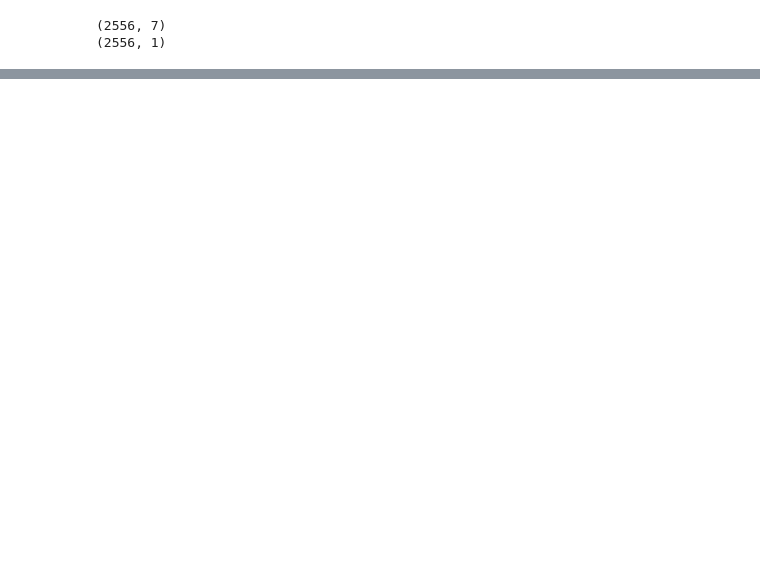
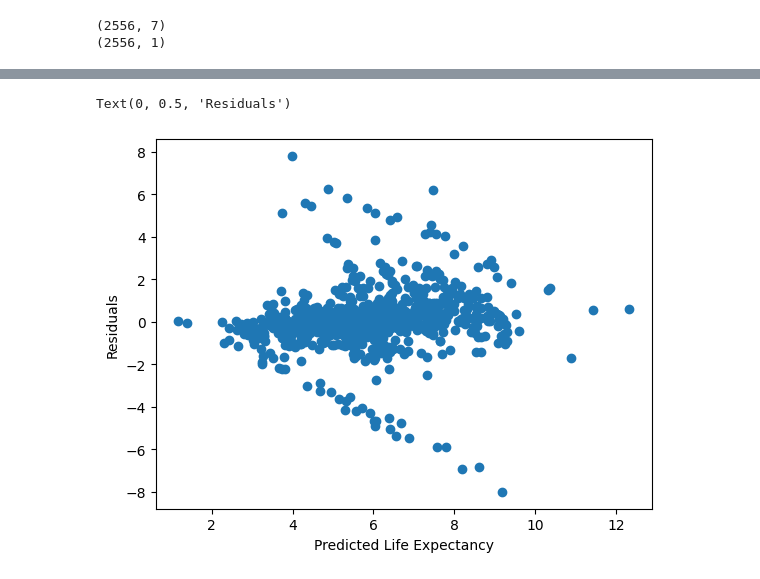
Before and after one commit to hasmasood/LifeExp-endtoend, a Jupyter notebook: Step2-MLDev.ipynb, the cells around one changed output, grey strips where cells are left out. Drawn from its saved outputs; the diff is of its cells as text; code cells hidden in the pictures; blank space fills up the shorter version.

```diff
--- a/Step2-MLDev.ipynb
+++ b/Step2-MLDev.ipynb
@@ -98,0 +288,5 @@ print(y.shape)
+# %%
+#Train/test split
+from sklearn.model_selection import train_test_split
+
+X_train, X_test, y_train, y_test = train_test_split(X_ohe, y, test_size=0.3, random_state=1)
@@ -98,0 +404,8 @@ print(y.shape)
+# %%
+# Plotting scatter plot for residuals and predictions
+plt.scatter(y_hat, residuals)
+plt.xlabel('Predicted Life Expectancy')
+plt.ylabel('Residuals')
+# %% [output]
+Text(0, 0.5, 'Residuals')
+[figure, added]
```
Also changed, not shown: parts of 24 cells of this notebook, 2 other files.
